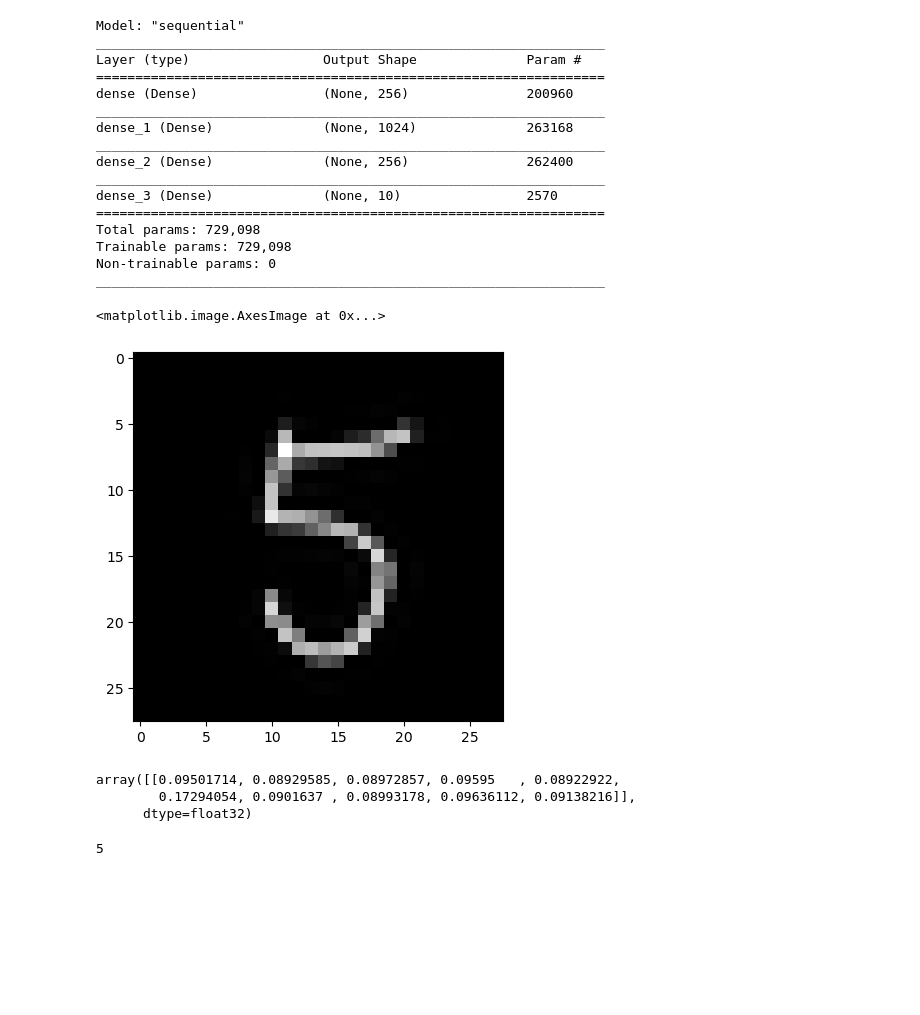
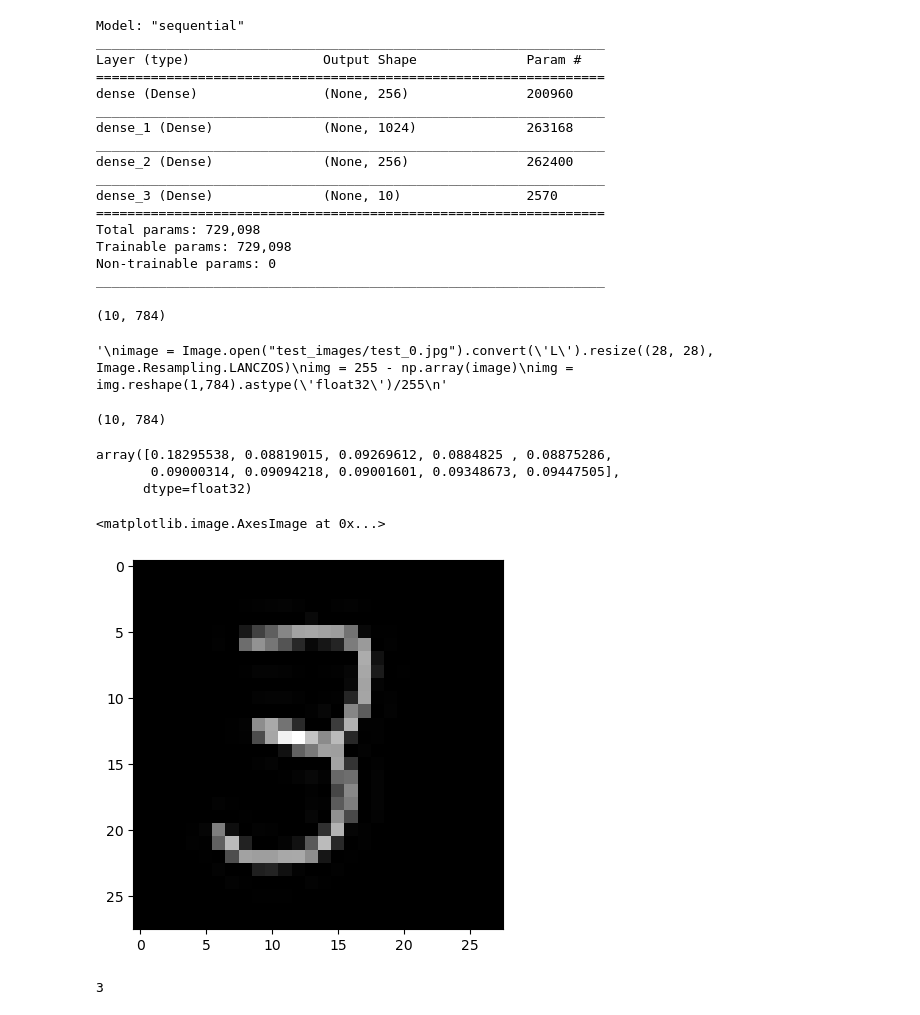
Before and after one commit to a50492002/tensorflow-mnist-example, a Jupyter notebook: mnist_predict.ipynb, the cells around one changed output. Drawn from its saved outputs; the diff is of its cells as text; code cells hidden in the pictures; blank space fills up the shorter version.

```diff
--- a/mnist_predict.ipynb
+++ b/mnist_predict.ipynb
@@ -29,24 +31,47 @@ Non-trainable params: 0
 _________________________________________________________________
 # %%
 model = Sequential([model5h, layers.Softmax()])
+# %%
+''''''
+images = glob.glob("test_images/*.jpg")
+imgs = []
+for image in images:
+    with open(image, 'rb') as file:
+        p = Image.open(file).convert('L').resize((28, 28), Image.Resampling.LANCZOS)
+        p = 255 - np.array(p)
+        imgs.append(p.reshape(784).astype('float32')/255)
+
+img = np.stack(imgs, axis=0)
+img.shape
+# %% [output]
+(10, 784)
 # %%
-image = Image.open("test_5.jpg").convert('L').resize((28, 28), Image.ANTIALIAS)
+# 單張圖片的載入方式
+'''
+image = Image.open("test_images/test_0.jpg").convert('L').resize((28, 28), Image.Resampling.LANCZOS)
 img = 255 - np.array(image)
 img = img.reshape(1,784).astype('float32')/255
-plt.gray()
-plt.imshow(img.reshape(28, 28))
+'''
 # %% [output]
-<matplotlib.image.AxesImage at 0x...>
+'\nimage = Image.open("test_images/test_0.jpg").convert(\'L\').resize((28, 28), Image.Resampling.LANCZOS)\nimg = 255 - np.array(image)\nimg = img.reshape(1,784).astype(\'float32\')/255\n'
-[figure, removed]
 # %%
+print(img.shape)
 predictions = model.predict(img)
+# %% [output]
+(10, 784)
 # %%
-predictions
+predictions[0]
 # %% [output]
-array([[0.09501714, 0.08929585, 0.08972857, 0.09595   , 0.08922922,
-        0.17294054, 0.0901637 , 0.08993178, 0.09636112, 0.09138216]],
+array([0.18295538, 0.08819015, 0.09269612, 0.0884825 , 0.08875286,
+       0.09000314, 0.09094218, 0.09001601, 0.09348673, 0.09447505],
       dtype=float32)
 # %%
-np.argmax(predictions[0])
+plt.gray()
+plt.imshow(img[3].reshape(28, 28))
 # %% [output]
-5
+<matplotlib.image.AxesImage at 0x...>
+[figure, added]
+# %%
+np.argmax(predictions[3])
+# %% [output]
+3
```
Also changed, not shown: parts of 2 cells of this notebook, 16 other files.
